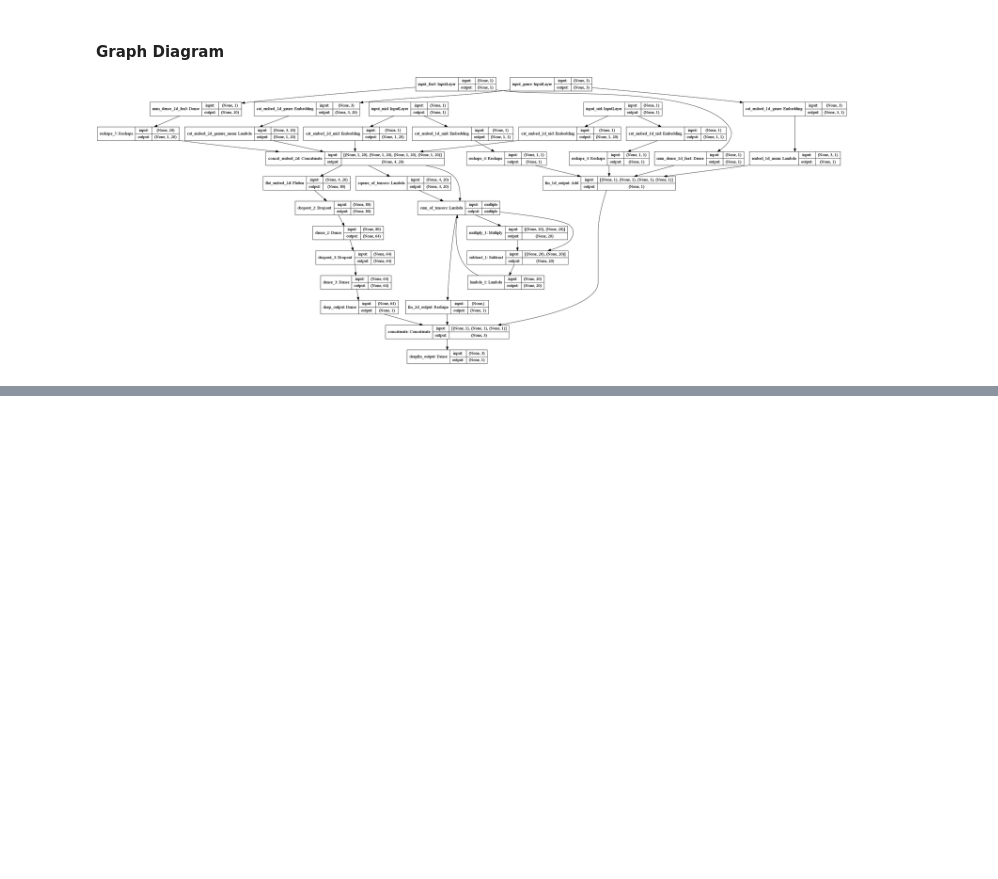
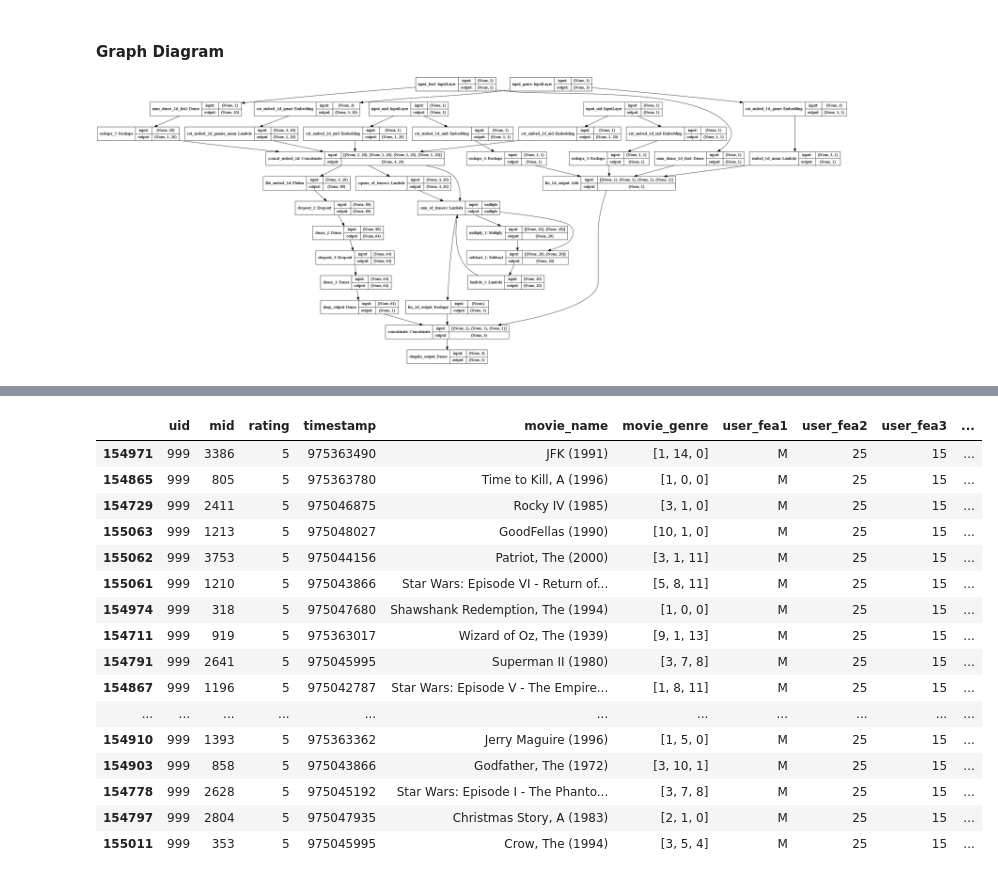
Before and after one commit to kadriansyah/notebook, a Jupyter notebook: recommender-3.ipynb, the cells around one changed output, grey strips where cells are left out. Saved outputs shown, nothing was run; the diff lists cells and outputs as text; code cells hidden in the pictures; blank space fills up the shorter version.

```diff
--- a/recommender-3.ipynb
+++ b/recommender-3.ipynb
@@ -287,3 +274,24 @@ contribution of different part of model
+# %%
+uid = 999
+ratings[ratings['uid'] == uid].sort_values(by=['rating'], ascending=False)[:20]
+# %% [output]
+|  | uid | mid | rating | timestamp | movie_name | movie_genre | user_fea1 | user_fea2 | user_fea3 | ... |
+| 154971 | 999 | 3386 | 5 | 975363490 | JFK (1991) | [1, 14, 0] | M | 25 | 15 | ... |
+| 154865 | 999 | 805 | 5 | 975363780 | Time to Kill, A (1996) | [1, 0, 0] | M | 25 | 15 | ... |
+| 154729 | 999 | 2411 | 5 | 975046875 | Rocky IV (1985) | [3, 1, 0] | M | 25 | 15 | ... |
+| 155063 | 999 | 1213 | 5 | 975048027 | GoodFellas (1990) | [10, 1, 0] | M | 25 | 15 | ... |
+| 155062 | 999 | 3753 | 5 | 975044156 | Patriot, The (2000) | [3, 1, 11] | M | 25 | 15 | ... |
+| 155061 | 999 | 1210 | 5 | 975043866 | Star Wars: Episode VI - Return of... | [5, 8, 11] | M | 25 | 15 | ... |
+| 154974 | 999 | 318 | 5 | 975047680 | Shawshank Redemption, The (1994) | [1, 0, 0] | M | 25 | 15 | ... |
+| 154711 | 999 | 919 | 5 | 975363017 | Wizard of Oz, The (1939) | [9, 1, 13] | M | 25 | 15 | ... |
+| 154791 | 999 | 2641 | 5 | 975045995 | Superman II (1980) | [3, 7, 8] | M | 25 | 15 | ... |
+| 154867 | 999 | 1196 | 5 | 975042787 | Star Wars: Episode V - The Empire... | [1, 8, 11] | M | 25 | 15 | ... |
+| ... | ... | ... | ... | ... | ... | ... | ... | ... | ... | ... |
+| 154910 | 999 | 1393 | 5 | 975363362 | Jerry Maguire (1996) | [1, 5, 0] | M | 25 | 15 | ... |
+| 154903 | 999 | 858 | 5 | 975043866 | Godfather, The (1972) | [3, 10, 1] | M | 25 | 15 | ... |
+| 154778 | 999 | 2628 | 5 | 975045192 | Star Wars: Episode I - The Phanto... | [3, 7, 8] | M | 25 | 15 | ... |
+| 154797 | 999 | 2804 | 5 | 975047935 | Christmas Story, A (1983) | [2, 1, 0] | M | 25 | 15 | ... |
+| 155011 | 999 | 353 | 5 | 975045995 | Crow, The (1994) | [3, 5, 4] | M | 25 | 15 | ... |
 # %%
 """
 Making recommendations using our trained model is simple.
```
Also changed, not shown: parts of 7 cells of this notebook, 1 other file.
